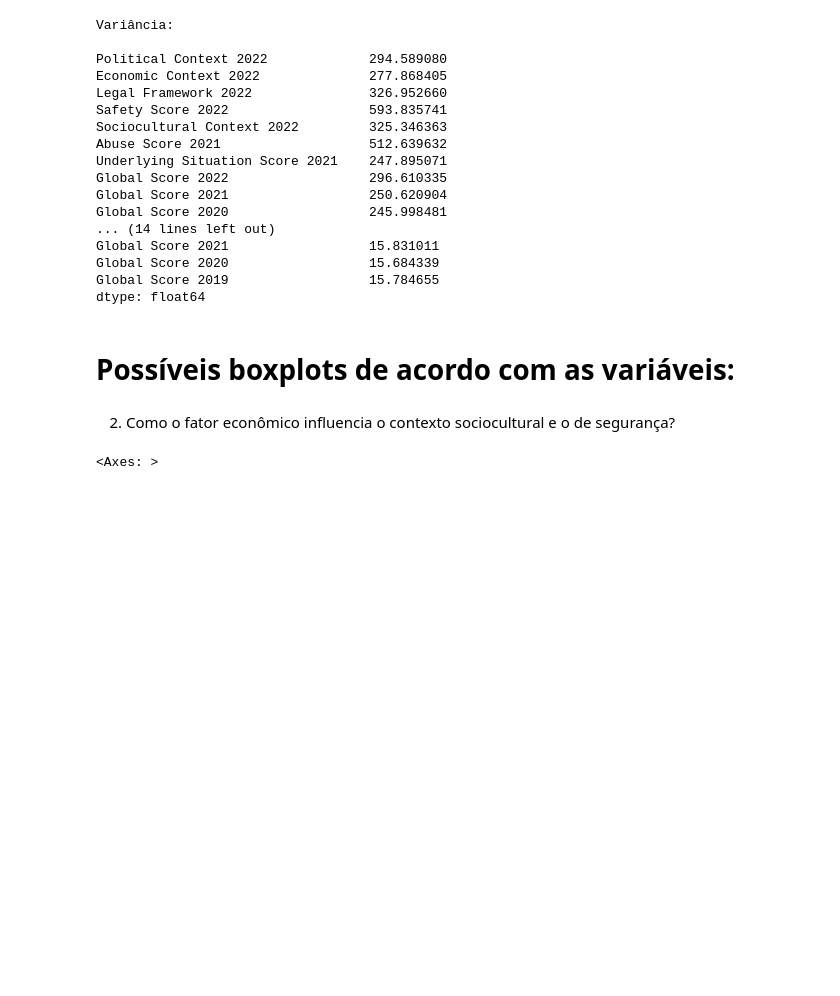
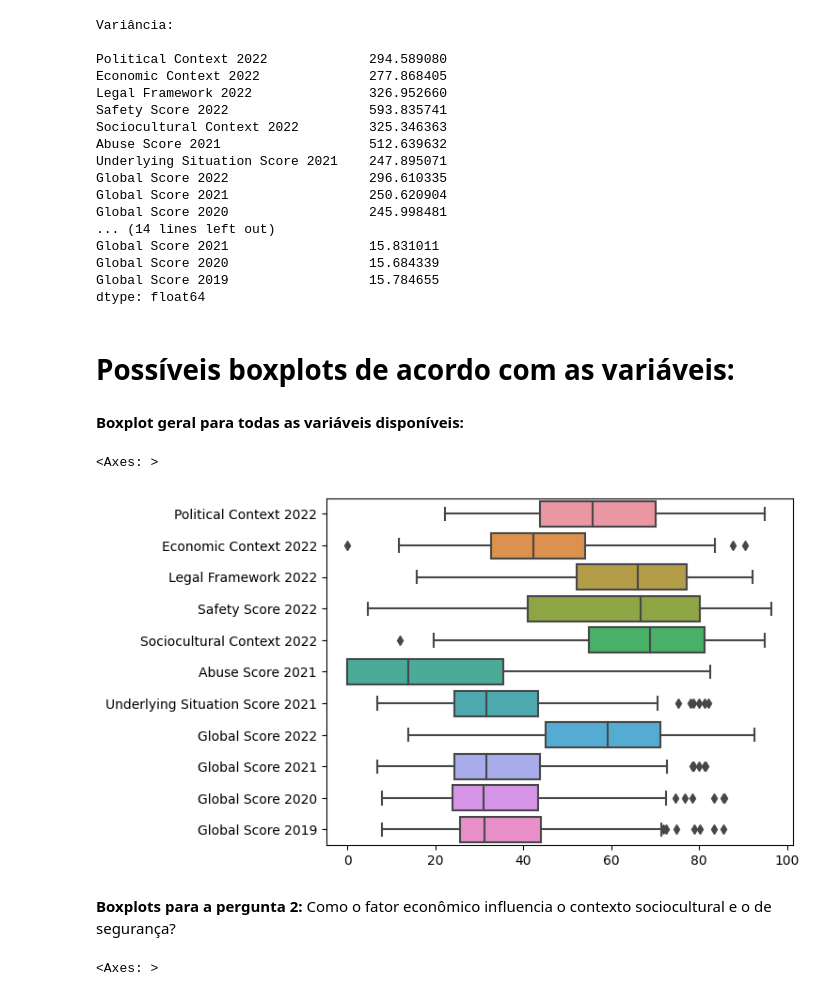
Before and after one commit to marianamartiyns/Global-Press-Freedom-Analysis, a Jupyter notebook: Projeto_ICD.ipynb, the cells around one changed output. Saved outputs shown, nothing was run; the diff lists cells and outputs as text; code cells hidden in the pictures; blank space fills up the shorter version.

```diff
--- a/Projeto_ICD.ipynb
+++ b/Projeto_ICD.ipynb
@@ -79,8 +95,15 @@ Global Score 2019                  15.784655
 dtype: float64
 # %% [markdown]
 # Possíveis boxplots de acordo com as variáveis:
+# %% [markdown]
+**Boxplot geral para todas as variáveis disponíveis:**
+# %%
+sns.boxplot(data=df, orient="h")
+# %% [output]
+<Axes: >
+[figure, added]
 # %% [markdown]
-2. Como o fator econômico influencia o contexto sociocultural e o de segurança?
+**Boxplots para a pergunta 2:** Como o fator econômico influencia o contexto sociocultural e o de segurança?
 # %%
 df.boxplot(column = ["Economic Context 2022", "Sociocultural Context 2022"])
 # %% [output]
```
Also changed, not shown: parts of 1 cell of this notebook.
